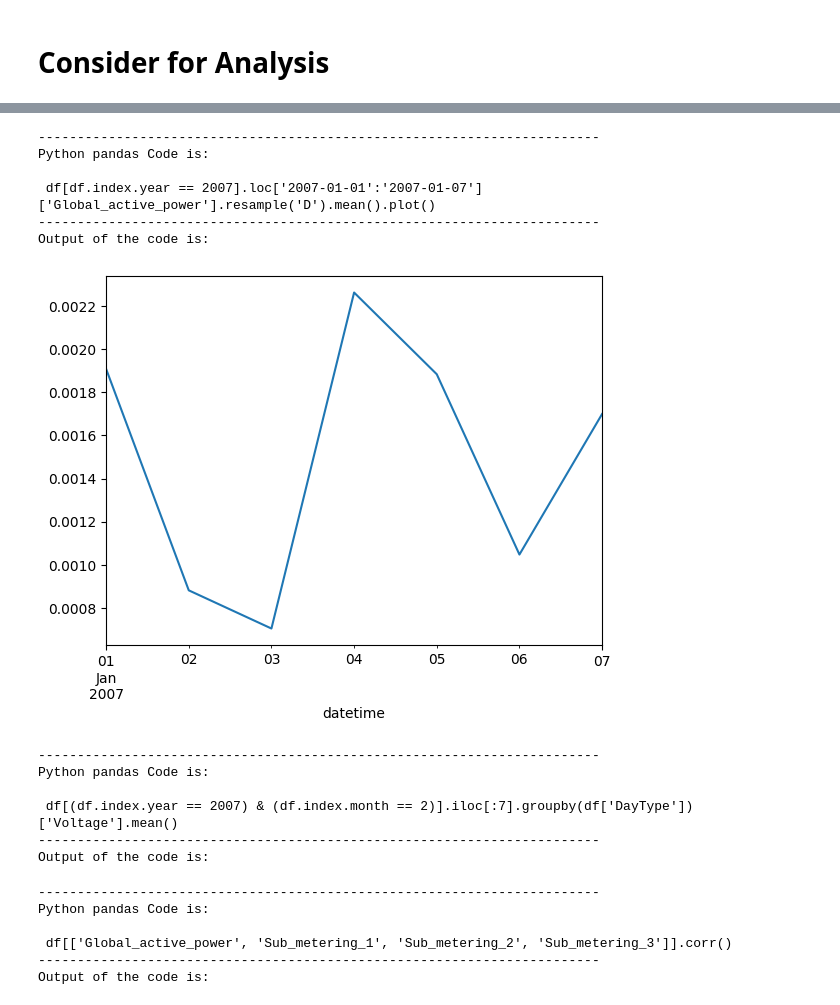
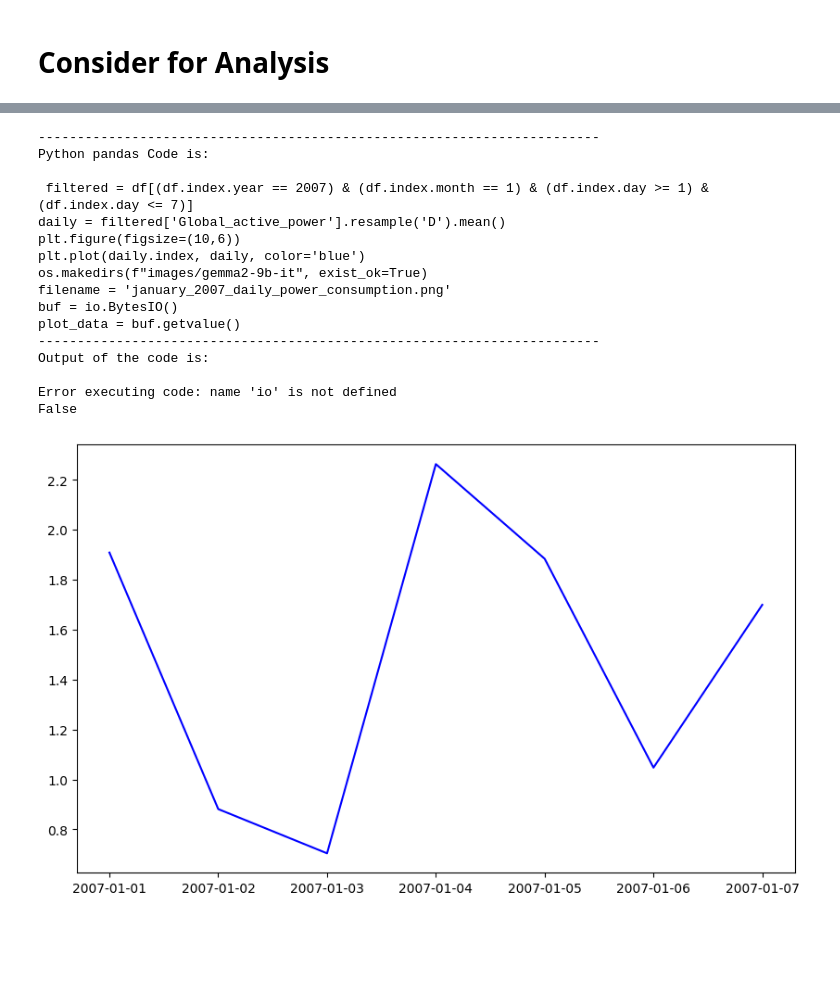
Before and after one commit to Jignesh2003/LLM-CodeGeneration-Energy-Consumption-Chatbot, a Jupyter notebook: gemma2_9b_it.ipynb, the cells around one changed output, grey strips where cells are left out. Saved outputs shown, nothing was run; the diff lists cells and outputs as text; code cells hidden in the pictures; blank space fills up the shorter version.

```diff
--- a/gemma2_9b_it.ipynb
+++ b/gemma2_9b_it.ipynb
@@ -231,0 +331,7 @@ Output of the code is:
+# %%
+value= execute_query("Plot the energy usage trend for the first week of January 2007. Can you aggregate data by month","gemma2-9b-it",df)
+if(value):
+    gemma_results["Plot the energy usage trend for the first week of January 2007. Can you aggregate data by month"]=1
+else:
+    gemma_results["Plot the energy usage trend for the first week of January 2007. Can you aggregate data by month"]=0
+print(value)
@@ -231,0 +354,7 @@ Output of the code is:
+# %%
+value = execute_query("Find the average voltage for each day of the first week of February 2007.","gemma2-9b-it",df)
+if(value):
+    gemma_results["Find the average voltage for each day of the first week of February 2007"]=1
+else:
+    gemma_results["Find the average voltage for each day of the first week of February 2007"]=0
+print(value)
@@ -231,0 +371,7 @@ Output of the code is:
+# %%
+value= execute_query("What is the correlation between global active power and sub-metering values?","gemma2-9b-it",df)
+if(value):
+    gemma_results["What is the correlation between global active power and sub-metering values?"]=1
+else:
+    gemma_results["What is the correlation between global active power and sub-metering values?"]=0
+print(value)
@@ -231,0 +400,7 @@ Output of the code is:
+# %%
+value= execute_query("What is the correlation between global active power and sub-metering values?. Can you show it using visualization","gemma2-9b-it",df)
+if(value):
+    gemma_results["What is the correlation between global active power and sub-metering values?. Can you show it using visualization"]=1
+else:
+    gemma_results["What is the correlation between global active power and sub-metering values?. Can you show it using visualization"]=0
+print(value)
@@ -232,28 +425,25 @@ Output of the code is:
 # %%
-execute_query("Plot the energy usage trend for the first week of January 2007. Can you aggregate data by day","gemma2-9b-it",df)
+value = execute_query("Plot the energy usage trend for the first week of January 2007. Can you aggregate data by day","gemma2-9b-it",df)
+if(value):
+    gemma_results["Plot the energy usage trend for the first week of January 2007. Can you aggregate data by day"]=1
+else:
+    gemma_results["Plot the energy usage trend for the first week of January 2007. Can you aggregate data by day"]=0
+print(value)
 # %% [output]
 ------------------------------------------------------------------------
 Python pandas Code is:
 
- df[df.index.year == 2007].loc['2007-01-01':'2007-01-07']['Global_active_power'].resample('D').mean().plot()
+ filtered = df[(df.index.year == 2007) & (df.index.month == 1) & (df.index.day >= 1) & (df.index.day <= 7)]
+daily = filtered['Global_active_power'].resample('D').mean()
+plt.figure(figsize=(10,6))
+plt.plot(daily.index, daily, color='blue')
+os.makedirs(f"images/gemma2-9b-it", exist_ok=True)
+filename = 'january_2007_daily_power_consumption.png'
+buf = io.BytesIO()
+plot_data = buf.getvalue()
 ------------------------------------------------------------------------
 Output of the code is:
+
+Error executing code: name 'io' is not defined
+False
-[figure, old version]
+[figure, new version]
-# %%
-execute_query("Find the average voltage for each day of the first week of February 2007","gemma2-9b-it",df)
-# %% [output]
-------------------------------------------------------------------------
-Python pandas Code is:
-
- df[(df.index.year == 2007) & (df.index.month == 2)].iloc[:7].groupby(df['DayType'])['Voltage'].mean()
-------------------------------------------------------------------------
-Output of the code is:
-# %%
-execute_query("What is the correlation between global active power and sub-metering values?","gemma2-9b-it",df)
-# %% [output]
-------------------------------------------------------------------------
-Python pandas Code is:
-
- df[['Global_active_power', 'Sub_metering_1', 'Sub_metering_2', 'Sub_metering_3']].corr()
-------------------------------------------------------------------------
-Output of the code is:
```
Also changed, not shown: parts of 22 cells of this notebook, 6 other files.
